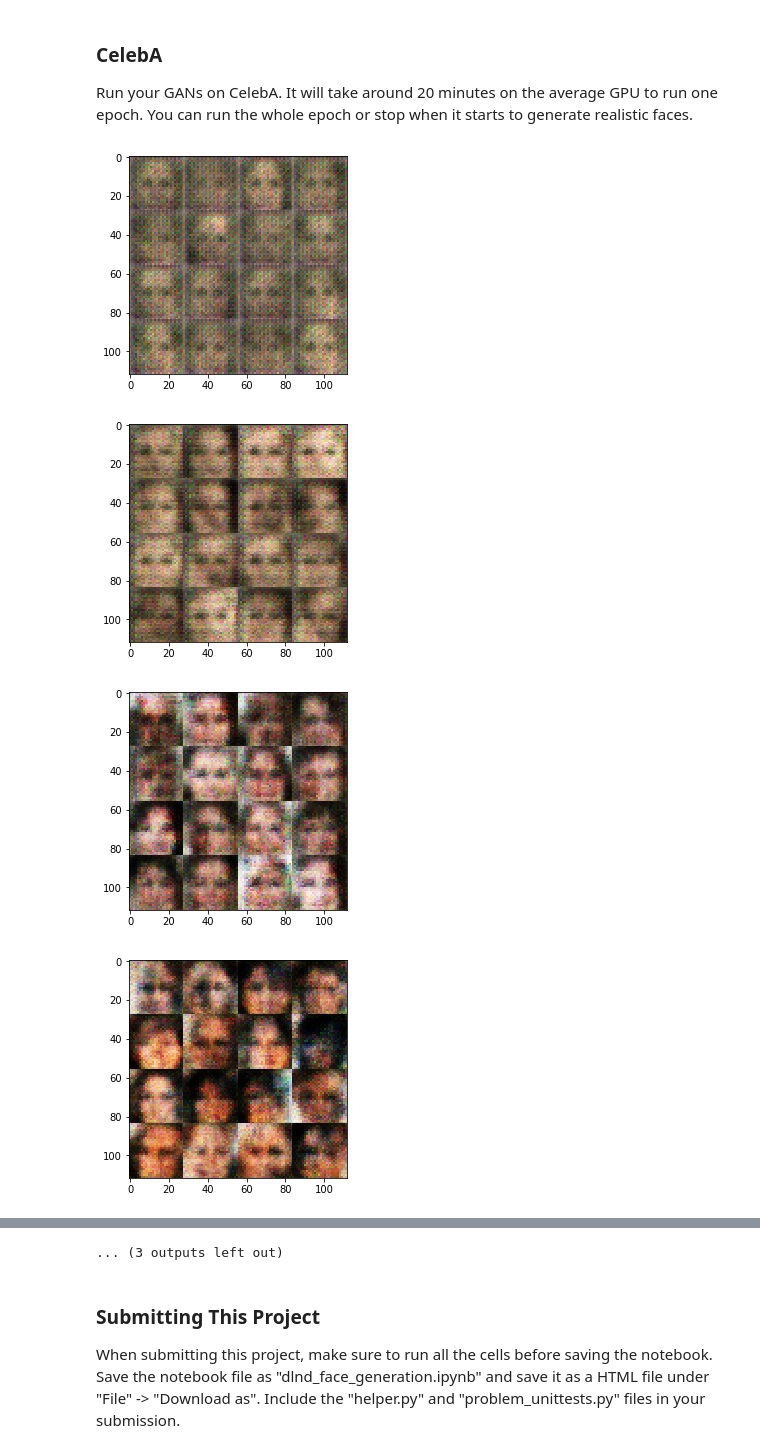
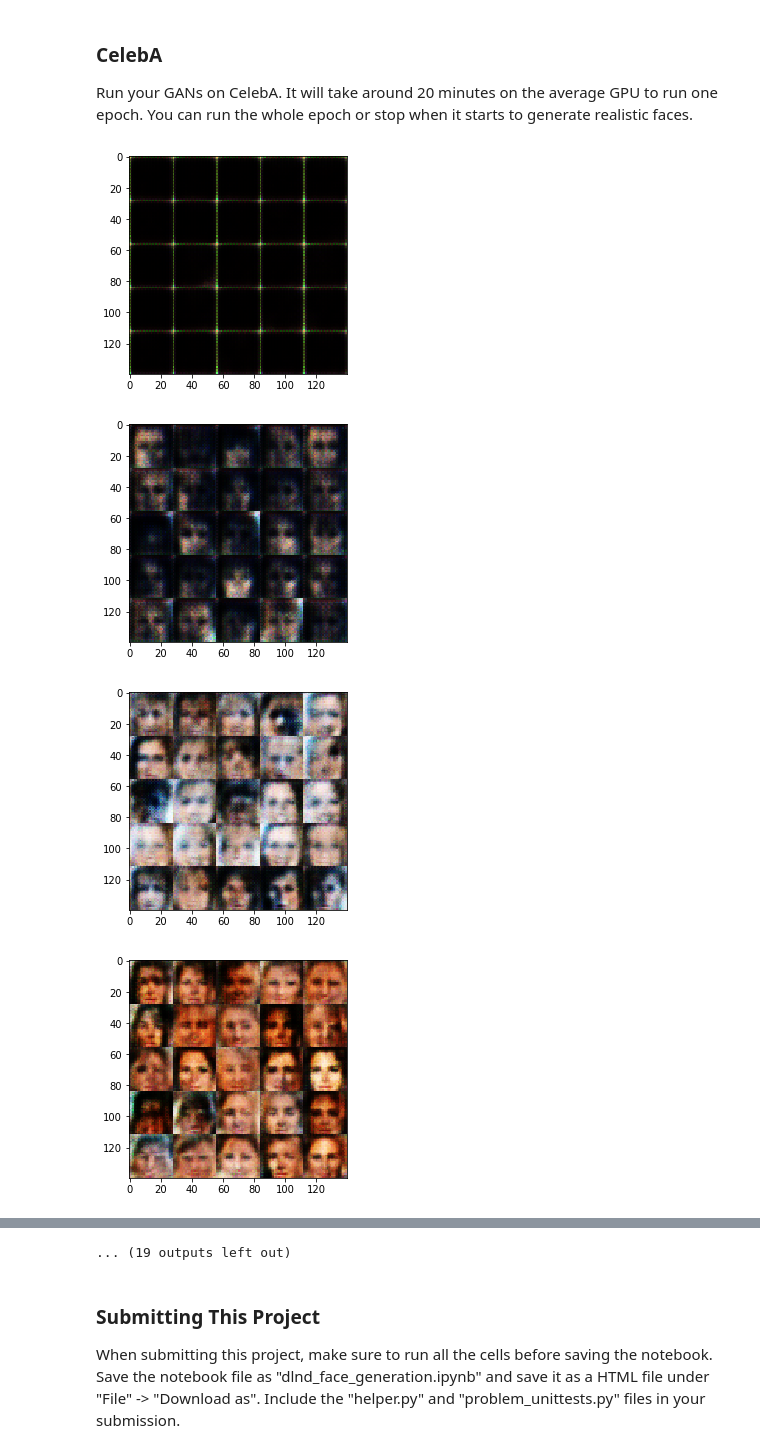
Before and after one commit to heckmanc13/deep-learning, a Jupyter notebook: face_generation/dlnd_face_generation.ipynb, the cells around one changed output, grey strips where cells are left out. Drawn from its saved outputs; the diff is of its cells as text; code cells hidden in the pictures.

```diff
--- a/face_generation/dlnd_face_generation.ipynb
+++ b/face_generation/dlnd_face_generation.ipynb
@@ -147,7 +147,7 @@ def discriminator(images, reuse=False):
     :return: Tuple of (tensor output of the discriminator, tensor logits of the discriminator)
     """
     # TODO: Implement Function
-    alpha = 0.2
+    alpha = 0.1
     n_units = 128
 
     with tf.variable_scope('discriminator', reuse=reuse):
@@ -161,9 +161,13 @@ def discriminator(images, reuse=False):
         relu2 = tf.maximum(alpha * bn2, bn2)
         # 7x7x112
 
+        relu2 = tf.nn.dropout(relu2, 0.75)
+
         # Flatten it
         flat = tf.reshape(relu2, (-1, 7*7*112))
         logits = tf.layers.dense(flat, 1)
+
+
         out = tf.sigmoid(logits)
 
         return out, logits
@@ -187,7 +191,7 @@ def generator(z, out_channel_dim, is_train=True):
     :return: The tensor output of the generator
     """
     # TODO: Implement Function
-    alpha = 0.02
+    alpha = 0.1
     n_units = z.shape[1]
     reuse = not is_train
 
@@ -206,8 +210,17 @@ def generator(z, out_channel_dim, is_train=True):
         x2 = tf.maximum(alpha * x2, x2)
         # 14x14x256 now
 
+        x3 = tf.layers.conv2d_transpose(x2, 128, 5, strides=1, padding='same')
+        x3 = tf.layers.batch_normalization(x3, training=is_train)
+        x3 = tf.maximum(alpha * x3, x3)
+        # 14x14x128 now???
+
+        x4 = tf.layers.conv2d_transpose(x3, 64, 5, strides=1, padding='same')
+        x4 = tf.layers.batch_normalization(x4, training=is_train)
+        x4 = tf.maximum(alpha * x4, x4)
+
         # Output layer
-        logits = tf.layers.conv2d_transpose(x2, out_channel_dim, 5, strides=2, padding='same')
+        logits = tf.layers.conv2d_transpose(x4, out_channel_dim, 5, strides=2, padding='same')
         # 28x28x3 now
 
         out = tf.tanh(logits)
@@ -240,9 +253,9 @@ def model_loss(input_real, input_z, out_channel_dim):
     d_model_fake, d_logits_fake = discriminator(g_model, reuse=True)
 
     d_loss_real = tf.reduce_mean(
-        tf.nn.sigmoid_cross_entropy_with_logits(logits=d_logits_real, labels=tf.ones_like(d_model_real)))
+        tf.nn.sigmoid_cross_entropy_with_logits(logits=d_logits_real, labels=tf.ones_like(d_model_real) * np.random.uniform(0.7, 1.2)))
     d_loss_fake = tf.reduce_mean(
-        tf.nn.sigmoid_cross_entropy_with_logits(logits=d_logits_fake, labels=tf.zeros_like(d_model_fake)))
+        tf.nn.sigmoid_cross_entropy_with_logits(logits=d_logits_fake, labels=tf.zeros_like(d_model_fake) * np.random.uniform(0.0, 0.3)))
     g_loss = tf.reduce_mean(
         tf.nn.sigmoid_cross_entropy_with_logits(logits=d_logits_fake, labels=tf.ones_like(d_model_fake)))
 
@@ -386,7 +399,7 @@ def train(epoch_count, batch_size, z_dim, learning_rate, beta1, get_batches, dat
 
 
                 if steps % show_every == 0:
-                    show_generator_output(sess, 16, z_data, image_color_layers, data_image_mode)
+                    show_generator_output(sess, 25, z_data, image_color_layers, data_image_mode)
 #                     d_loss.eval({})
 # %% [markdown]
 ### MNIST
@@ -421,23 +438,23 @@ with tf.Graph().as_default():
 ### CelebA
 Run your GANs on CelebA.  It will take around 20 minutes on the average GPU to run one epoch.  You can run the whole epoch or stop when it starts to generate realistic faces.
 # %%
-batch_size = 128
+batch_size = 64
 z_dim = 300
-learning_rate = .0002
-beta1 = 0.5
+learning_rate = .0005
+beta1 = 0.1
 
 
 """
 DON'T MODIFY ANYTHING IN THIS CELL THAT IS BELOW THIS LINE
 """
 epochs = 1
 
 celeba_dataset = helper.Dataset('celeba', glob(os.path.join(data_dir, 'img_align_celeba/*.jpg')))
 with tf.Graph().as_default():
     train(epochs, batch_size, z_dim, learning_rate, beta1, celeba_dataset.get_batches,
           celeba_dataset.shape, celeba_dataset.image_mode)
 # %% [output]
-[figure, old version]
+[figure, new version]
-[figure, old version]
+[figure, new version]
-[figure, old version]
+[figure, new version]
-[figure, old version]
+[figure, new version]
@@ -452,4 +469,4 @@ with tf.Graph().as_default():
-... (3 outputs left out)
+... (19 outputs left out)
 # %% [markdown]
 ### Submitting This Project
 When submitting this project, make sure to run all the cells before saving the notebook. Save the notebook file as "dlnd_face_generation.ipynb" and save it as a HTML file under "File" -> "Download as". Include the "helper.py" and "problem_unittests.py" files in your submission.
```
Also changed, not shown: parts of 2 cells of this notebook.
